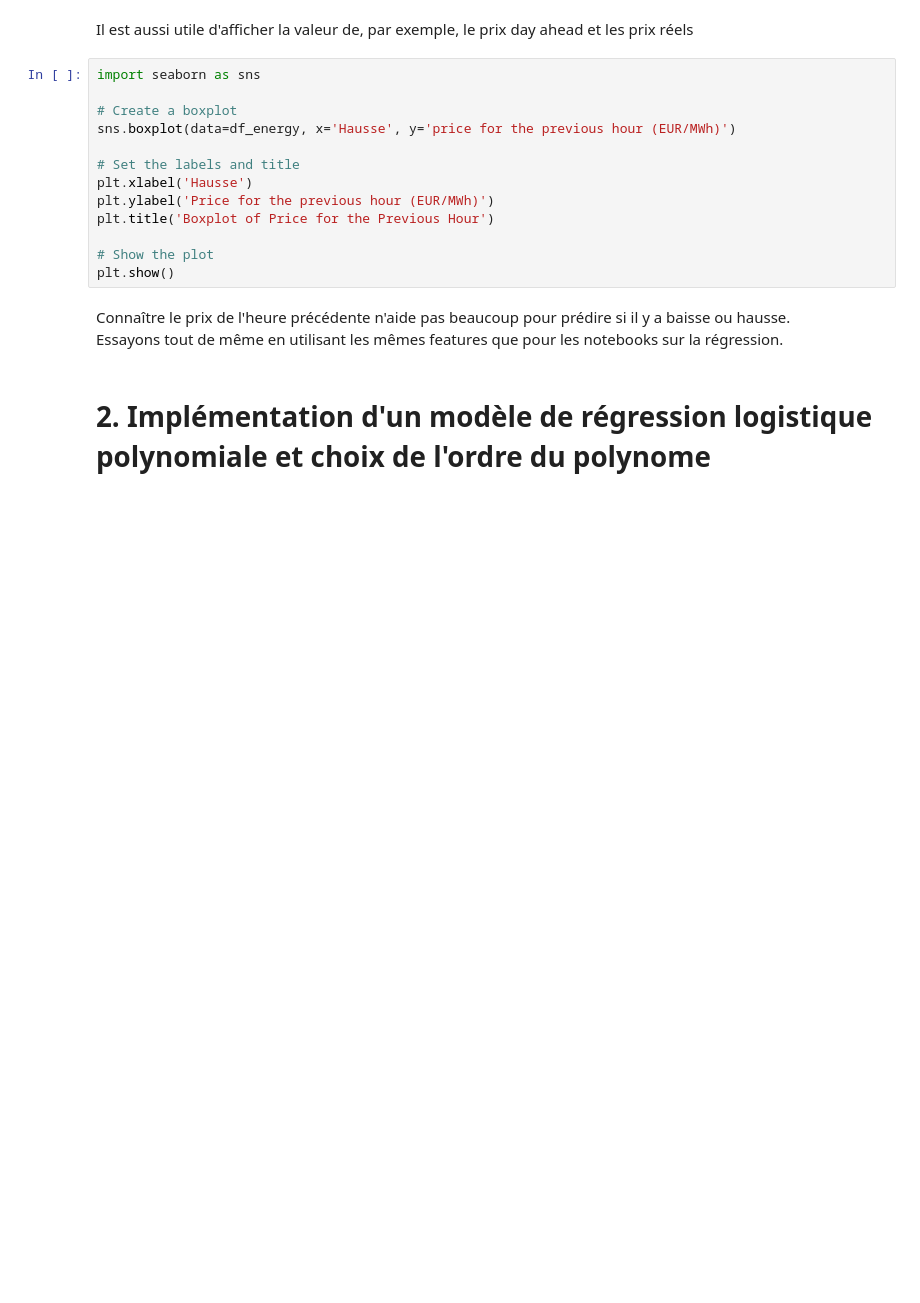
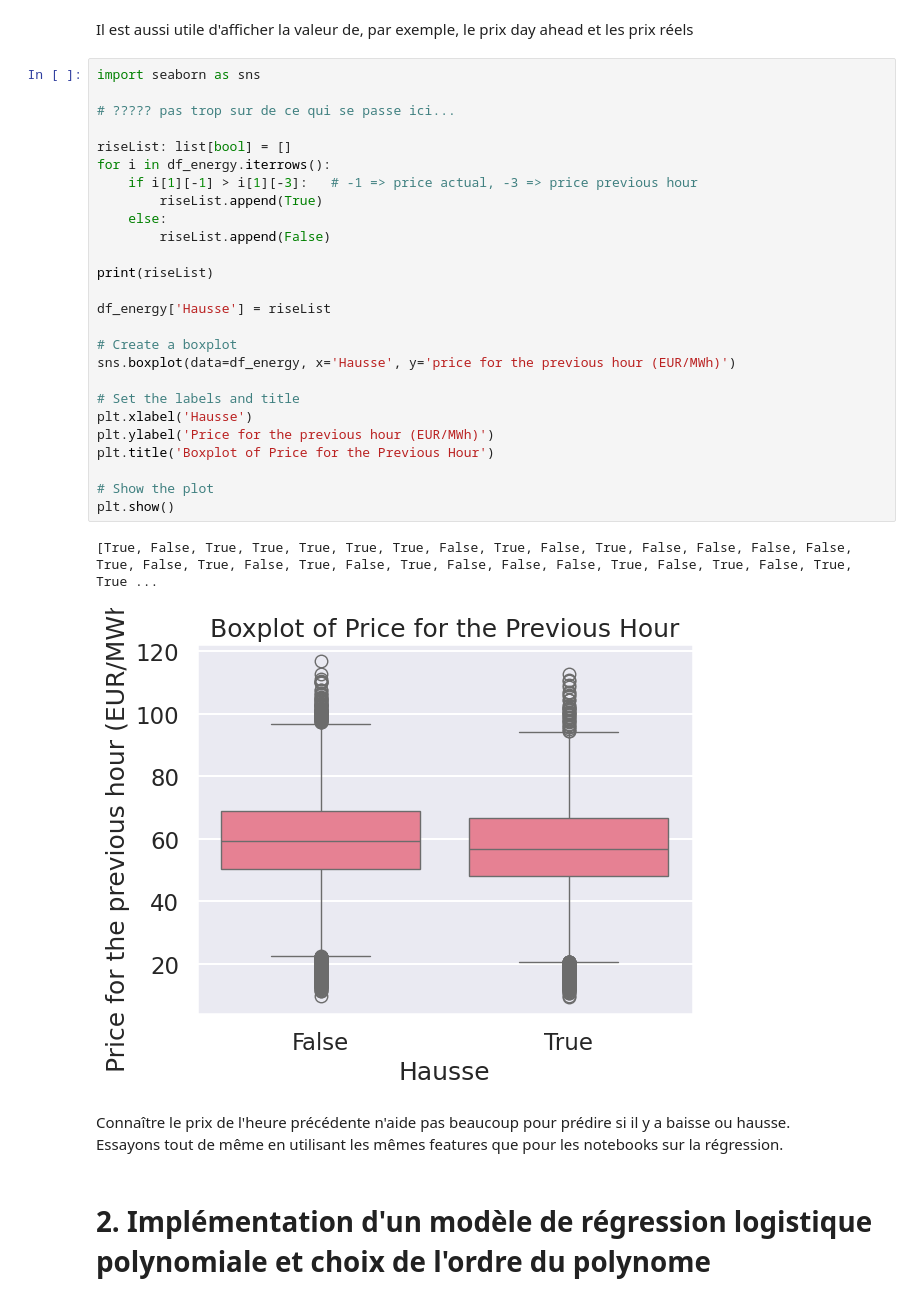
Before and after one commit to GuilBess/log_reg_proj, a Jupyter notebook: Projet.ipynb, the cells around one changed output. Saved outputs shown, nothing was run; the diff lists cells and outputs as text; blank space fills up the shorter version.

Commit message:
added column to train df, bool true if price rise

```diff
--- a/Projet.ipynb
+++ b/Projet.ipynb
@@ -96,17 +108,33 @@ plt.show()
 Il est aussi utile d'afficher la valeur de, par exemple, le prix day ahead et les prix réels
 # %%
 import seaborn as sns
+
+# ????? pas trop sur de ce qui se passe ici...
+
+riseList: list[bool] = []
+for i in df_energy.iterrows():
+    if i[1][-1] > i[1][-3]:   # -1 => price actual, -3 => price previous hour
+        riseList.append(True)
+    else:
+        riseList.append(False)
+
+print(riseList)
+
+df_energy['Hausse'] = riseList
 
 # Create a boxplot
 sns.boxplot(data=df_energy, x='Hausse', y='price for the previous hour (EUR/MWh)')
 
 # Set the labels and title
 plt.xlabel('Hausse')
 plt.ylabel('Price for the previous hour (EUR/MWh)')
 plt.title('Boxplot of Price for the Previous Hour')
 
 # Show the plot
 plt.show()
+# %% [output]
+[True, False, True, True, True, True, True, False, True, False, True, False, False, False, False, True, False, True, False, True, False, True, False, False, False, True, False, True, False, True, True ...
+[figure, added]
 # %% [markdown]
 Connaître le prix de l'heure précédente n'aide pas beaucoup pour prédire si il y a baisse ou hausse.
 Essayons tout de même en utilisant les mêmes features que pour les notebooks sur la régression.
```
Also changed, not shown: parts of 4 cells of this notebook, 15 other files.
